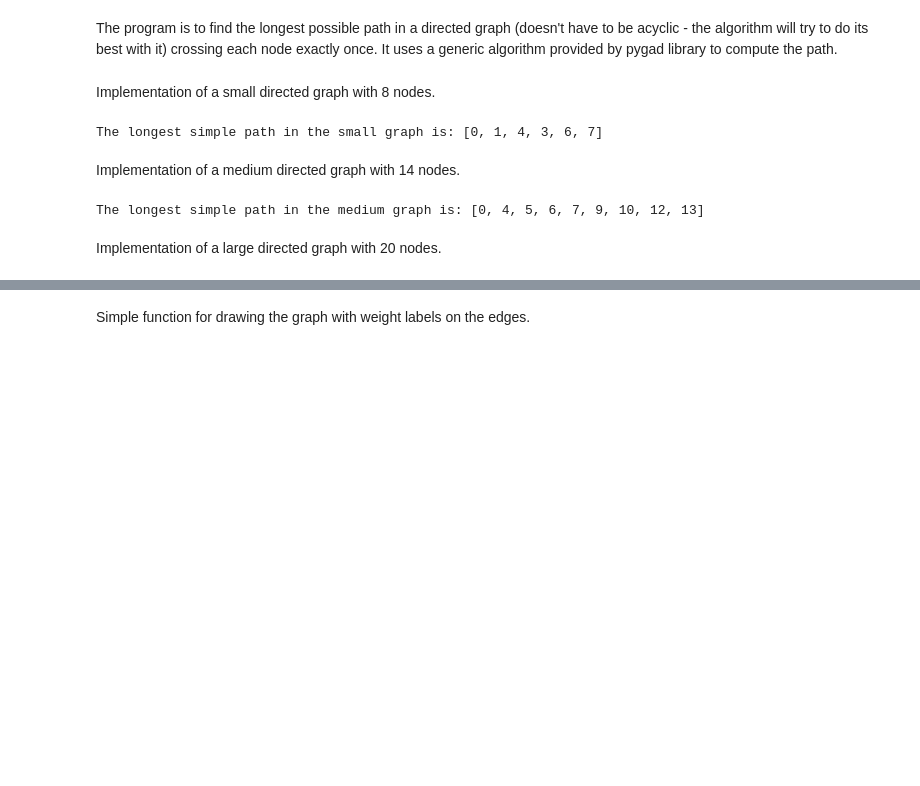
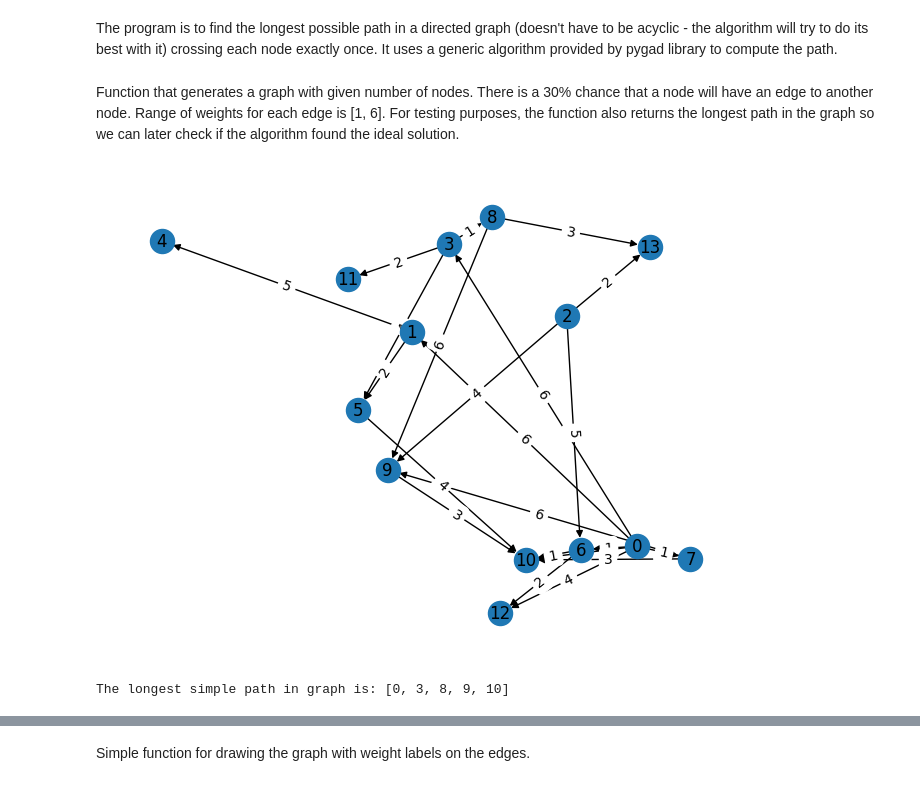
Before and after one commit to Karol-Wisniewski/ComputationalIntelligence, a Jupyter notebook: Project/LongestPathProblem.ipynb, the cells around one changed output, grey strips where cells are left out. Cells and saved outputs as stored; diff of their text form; code cells hidden in the pictures; blank space fills up the shorter version.

Commit message:
Changed graph implementation, run tests for small and medium graphs

```diff
--- a/Project/LongestPathProblem.ipynb
+++ b/Project/LongestPathProblem.ipynb
@@ -9,52 +9,32 @@ import pygad
 import matplotlib.pyplot as plt
 import time
 import math
-# %% [markdown]
-Implementation of a small directed graph with 8 nodes.
-# %%
-G_small = nx.DiGraph()
-
-# Adding nodes
-G_small.add_nodes_from([0, 1, 2, 3, 4, 5, 6, 7])
-
-# Adding edges with weights
-G_small.add_edge(0, 1, weight=4)
-G_small.add_edge(0, 2, weight=6)
-G_small.add_edge(1, 3, weight=2)
-G_small.add_edge(1, 4, weight=5)
-G_small.add_edge(2, 3, weight=3)
-G_small.add_edge(3, 5, weight=1)
-G_small.add_edge(3, 6, weight=4)
-G_small.add_edge(4, 3, weight=6)
-G_small.add_edge(5, 7, weight=1)
-G_small.add_edge(6, 7, weight=3)
-
-# Finding the longest simple path
-# draw_digraph(G_small)
-longest_path_small = nx.dag_longest_path(G_small, weight='weight')
-print("The longest simple path in the small graph is:", longest_path_small)
-# %% [output]
-The longest simple path in the small graph is: [0, 1, 4, 3, 6, 7]
-# %% [markdown]
-Implementation of a medium directed graph with 14 nodes.
+# %% [markdown]
+Function that generates a graph with given number of nodes. There is a 30% chance that a node will have an edge to another node. Range of weights for each edge is [1, 6]. For testing purposes, the function also returns the longest path in the graph so we can later check if the algorithm found the ideal solution.
 # %%
-G_medium = nx.DiGraph()
+def generate_graph(number_of_nodes):
+    G = nx.DiGraph()
 
-# Adding nodes
-G_medium.add_nodes_from(range(14))
+    # Adding nodes
+    G.add_nodes_from(range(number_of_nodes))
 
-# Adding edges with random weights between 1 and 5
-for i in range(13):
-    for j in range(i+1, 14):
-        if random.random() < 0.3:
-            weight = random.randint(1, 6)
-            G_medium.add_edge(i, j, weight=weight)
+    # Adding edges with random weights between 1 and 6
+    for i in range(number_of_nodes - 1):
+        for j in range(i+1, number_of_nodes):
+            if random.random() < 0.3:
+                weight = random.randint(1, 6)
+                G.add_edge(i, j, weight=weight)
+
+    longest_path = nx.dag_longest_path(G, weight='weight')
+
+    return [G, longest_path]
+
 
 # Finding the longest simple path
-# draw_digraph(G_medium)
-longest_path_medium = nx.dag_longest_path(G_medium, weight='weight')
-print("The longest simple path in the medium graph is:", longest_path_medium)
+test_graph = generate_graph(14)
+draw_digraph(test_graph[0])
+longest_path_test_graph = test_graph[1]
+print("The longest simple path in graph is:", longest_path_test_graph)
 # %% [output]
+[figure, added]
-The longest simple path in the medium graph is: [0, 4, 5, 6, 7, 9, 10, 12, 13]
+The longest simple path in graph is: [0, 3, 8, 9, 10]
-# %% [markdown]
-Implementation of a large directed graph with 20 nodes.
```
Also changed, not shown: parts of 8 cells of this notebook, 2 other files.
